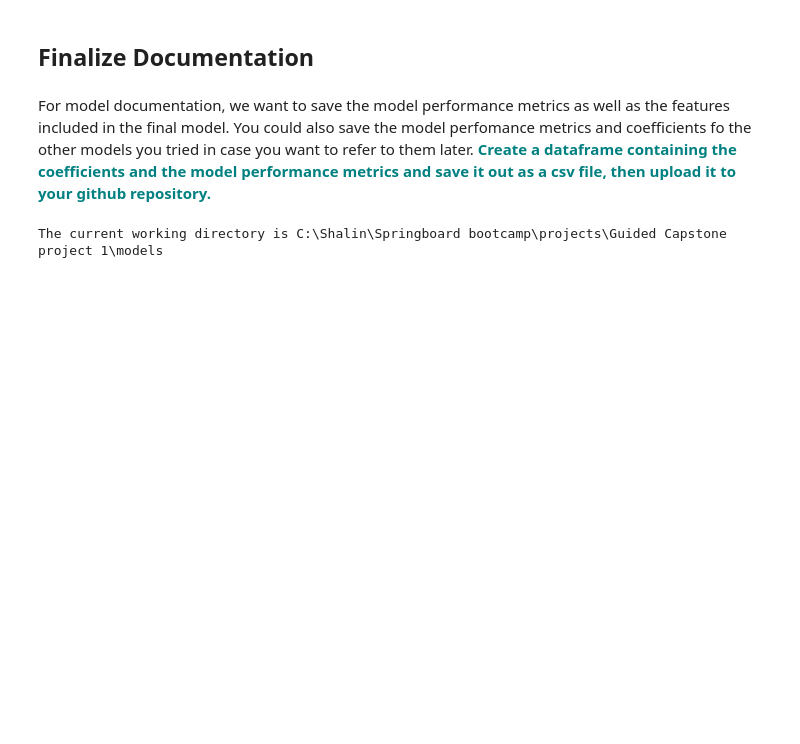
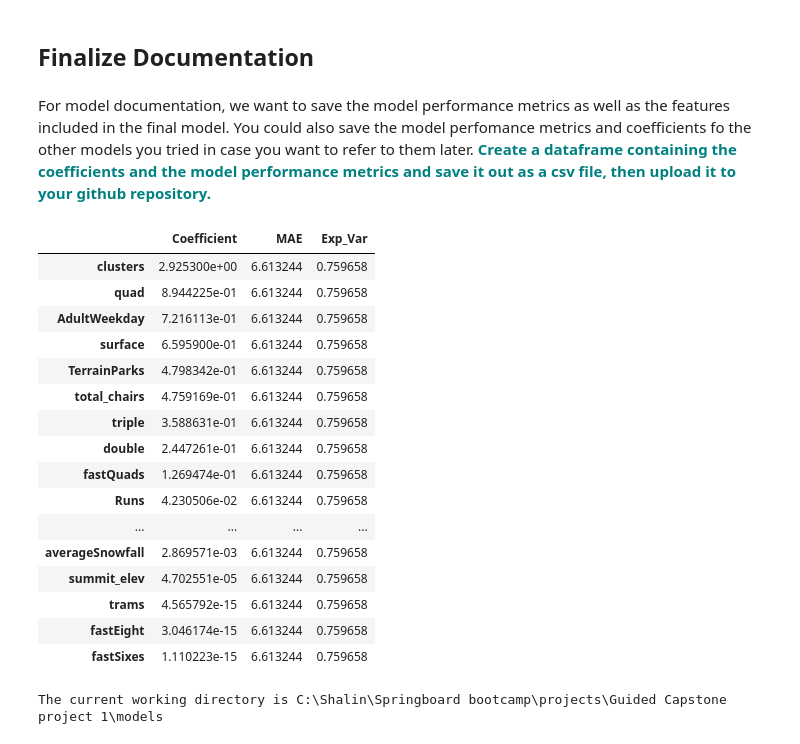
Before and after one commit to shalin4788/GuidedCapstone, a Jupyter notebook: DataWrangling/Notebook_stepsix.ipynb, the cells around one changed output. Cells and saved outputs as stored; diff of their text form; code cells hidden in the pictures; blank space fills up the shorter version.

Commit message:
updated model output in Step 6

```diff
--- a/DataWrangling/Notebook_stepsix.ipynb
+++ b/DataWrangling/Notebook_stepsix.ipynb
@@ -263,20 +263,14 @@ y_train = y
 y_test_2 = y[big_mountain_row.index]
 
 # Make a variable called y_pred and assign it the result of calling predict() on our model variable with parameter X_test
-lm = linear_model.LinearRegression()
-model = lm.fit(X_train,y_train)
-y_pred_2 = model.predict(X_test_2)
+lm_2 = linear_model.LinearRegression()
+model_2 = lm_2.fit(X_train,y_train)
 
-evs = explained_variance_score(y_test, y_pred)
-evs
-
-mae = mean_absolute_error(y_test, y_pred)
-mae
-
+y_pred_2 = model_2.predict(X_test_2)
 
 print('explained_variance_score',explained_variance_score(y_test_2,y_pred_2))
 print('mean_absolute_error',mean_absolute_error(y_test_2,y_pred_2))
-print('The mean for Adult Weekend price', model.intercept_)
+print('The mean for Adult Weekend price', model_2.intercept_)
 # %% [output]
 explained_variance_score 1.0
 mean_absolute_error 6.072232264747058
@@ -392,11 +402,31 @@ dump(model, 'models/regression_model_adultweekend.joblib')
 # %% [markdown]
 For model documentation, we want to save the model performance metrics as well as the features included in the final model. You could also save the model perfomance metrics and coefficients fo the other models you tried in case you want to refer to them later. **<font color='teal'> Create a dataframe containing the coefficients and the model performance metrics and save it out as a csv file, then upload it to your github repository.</font>**
 # %%
-coeff_df = pd.DataFrame(abs(model.coef_), X.columns, columns=['Coefficient'])
+coeff_df = pd.DataFrame(abs(model.coef_), X.columns, columns=['Coefficient']).sort_values(by=['Coefficient'], ascending=False)
 # %%
-coeff_df['MAE'] = mean_absolute_error(y_test_2, y_pred_2)
+coeff_df['MAE'] = mean_absolute_error(y_test, y_pred)
 # %%
-coeff_df['Exp_Var'] = explained_variance_score(y_test_2, y_pred_2)
+coeff_df['Exp_Var'] = explained_variance_score(y_test, y_pred)
+# %%
+coeff_df
+# %% [output]
+|  | Coefficient | MAE | Exp_Var |
+| clusters | 2.925300e+00 | 6.613244 | 0.759658 |
+| quad | 8.944225e-01 | 6.613244 | 0.759658 |
+| AdultWeekday | 7.216113e-01 | 6.613244 | 0.759658 |
+| surface | 6.595900e-01 | 6.613244 | 0.759658 |
+| TerrainParks | 4.798342e-01 | 6.613244 | 0.759658 |
+| total_chairs | 4.759169e-01 | 6.613244 | 0.759658 |
+| triple | 3.588631e-01 | 6.613244 | 0.759658 |
+| double | 2.447261e-01 | 6.613244 | 0.759658 |
+| fastQuads | 1.269474e-01 | 6.613244 | 0.759658 |
+| Runs | 4.230506e-02 | 6.613244 | 0.759658 |
+| ... | ... | ... | ... |
+| averageSnowfall | 2.869571e-03 | 6.613244 | 0.759658 |
+| summit_elev | 4.702551e-05 | 6.613244 | 0.759658 |
+| trams | 4.565792e-15 | 6.613244 | 0.759658 |
+| fastEight | 3.046174e-15 | 6.613244 | 0.759658 |
+| fastSixes | 1.110223e-15 | 6.613244 | 0.759658 |
 # %%
 data_path = 'C:\\Shalin\\Springboard bootcamp\\projects\\Guided Capstone project 1\\models'
 # %%
```
Also changed, not shown: parts of 5 cells of this notebook.
